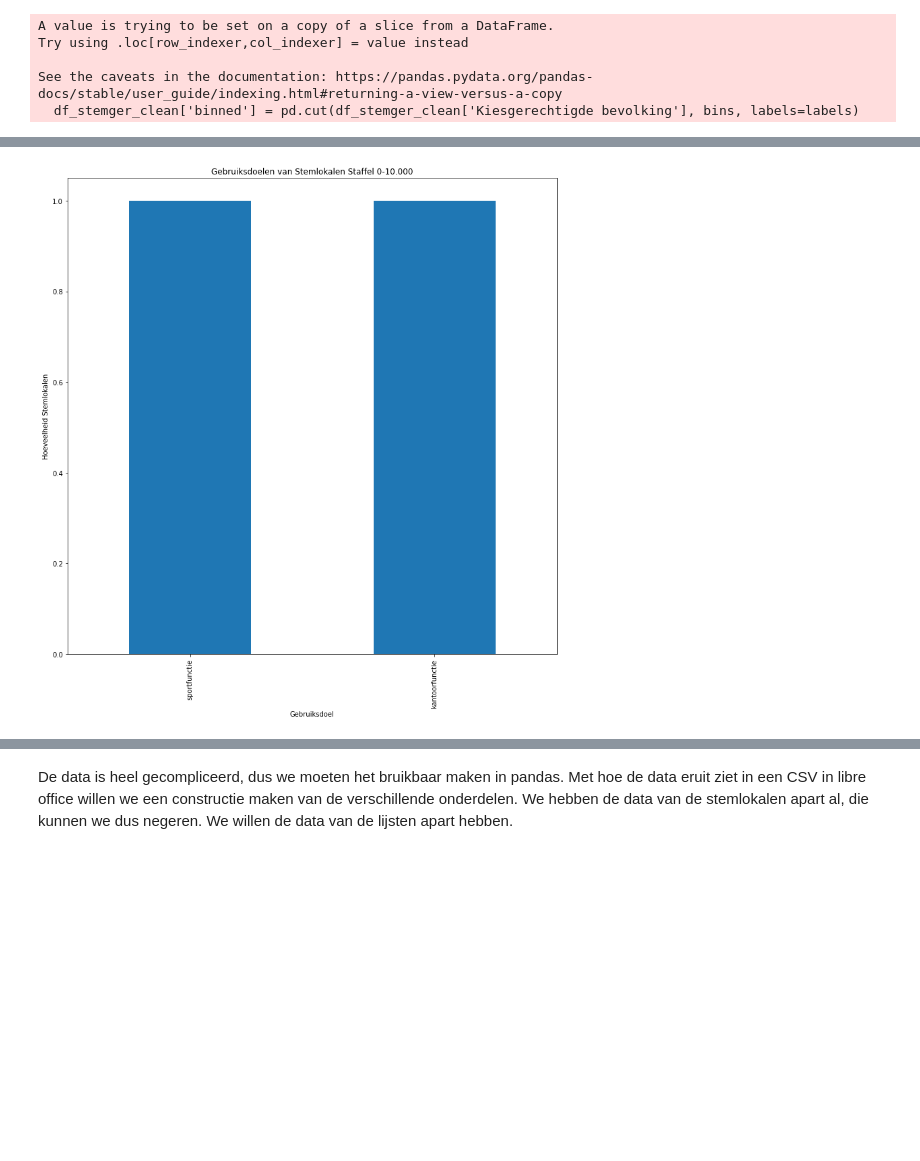
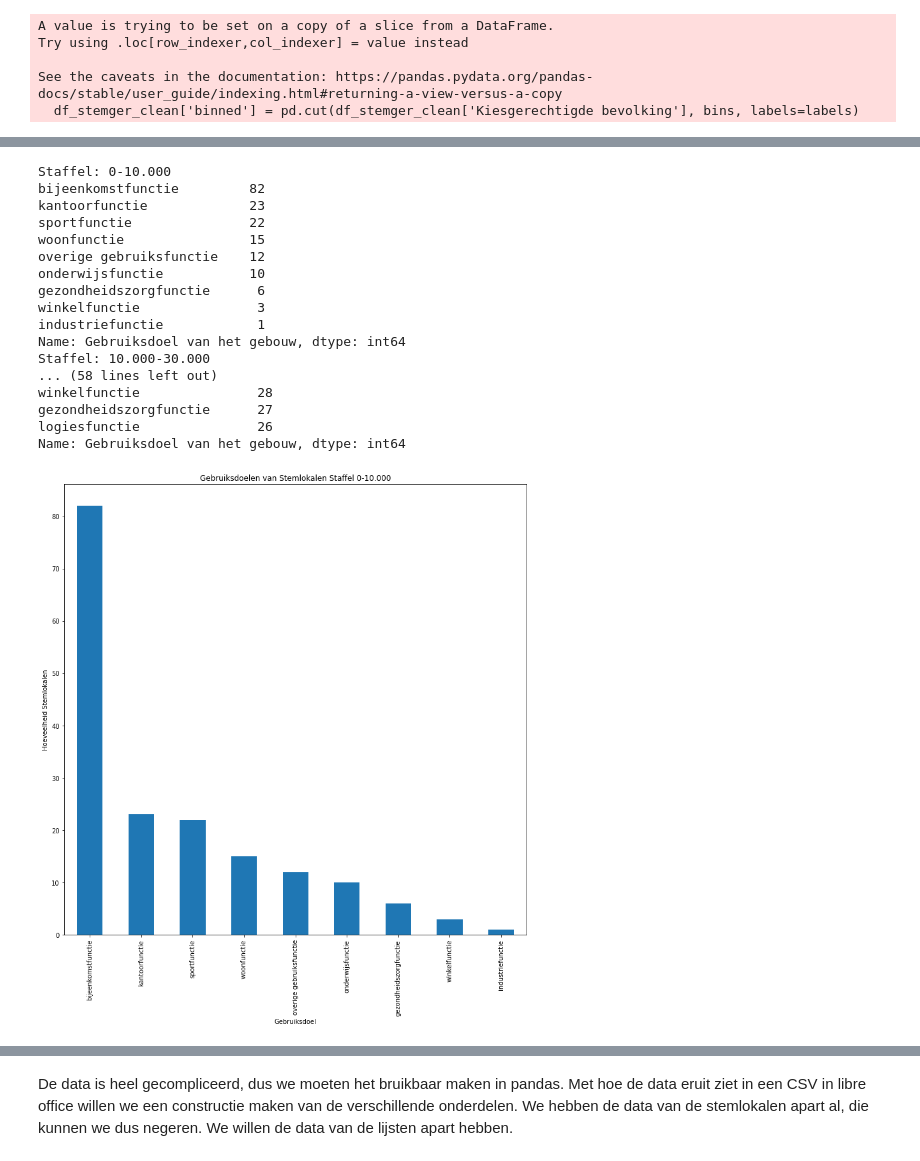
Before and after one commit to openstate/stembureau-meting, a Jupyter notebook: jupyter/stembureau_data.ipynb, the cells around one changed output, grey strips where cells are left out. Cells and saved outputs as stored; diff of their text form; code cells hidden in the pictures; blank space fills up the shorter version.

Commit message:
data exports, data cleaning, text prints

```diff
--- a/jupyter/stembureau_data.ipynb
+++ b/jupyter/stembureau_data.ipynb
@@ -159,6 +157,6 @@ print(df_geojson_clean)
 # %% [markdown]
 ## 'Waar is mijn stemlokaal' dataset (wims)
 # %%
-df_wims = pd.read_csv(r'../data/wims-3.csv')
+df_wims = pd.read_csv(r'../data/wims_clean.csv')
 df_wims
 # %% [output]
@@ -177,0 +176,5 @@ df_wims
+# %%
+df_wims2 = pd.read_csv(r'../data/wims-3.csv')
+df_wims['Gebruiksdoel van het gebouw'] = df_wims['Gebruiksdoel van het gebouw'].mask(df_wims['Gebruiksdoel van het gebouw'].eq(0)).fillna(
+    df_wims['UUID'].map(df_wims2.set_index('UUID')['Gebruiksdoel van het gebouw'])
+)
@@ -702,8 +727,8 @@ def plot_opening(df, label):
 df_stemger = pd.read_excel('../data/Maatwerk_kiesgerechtigd_per_gemeente_def.xlsx', sheet_name='Tabel 1', header=0, skiprows= [0,1,3,5,6,7,344,345])
 df_stemger_clean = df_stemger[df_stemger['gemeentecode'].isin(nl_map_clean['GM_CODE'])]
 
-bins = [0, 1, 3, 6, 10, 35, float("inf")]
-labels = ['0-10.000', '10.000-30.000', '30.000-60.000', '60.000-100.000', '100.000-350.000', '350.000+']
+bins = [0, 10, 30, 60, 100, 350, float("inf")]
+labels = ['0-10.000', '10.000-30.000', '30.000-60.000', '60.000-100.000', '100.000-350.000', '350.000']
 
 df_stemger_clean['binned'] = pd.cut(df_stemger_clean['Kiesgerechtigde bevolking'], bins, labels=labels)
 # %% [output]
@@ -715,9 +743,6 @@ See the caveats in the documentation: https://pandas.pydata.org/pandas-docs/stab
 # %%
-def filter_binned(df1, df2):
-    return df1[df1['CBS gemeentecode'].isin(df2['gemeentecode'])]
-
 def make_graphs_opening(label):
-    df_stemger_label = df_stemger_clean[df_stemger_clean['binned'].str.contains(label)]
+    df_stemger_label = df_stemger_clean[df_stemger_clean['binned'].str.fullmatch(label)]
     #df_stemger_label.head()
     graph_wims = filter_binned(gdf_wims_dedupe, df_stemger_label)
     graph_wims_split = filter_binned(gdf_wims_split, df_stemger_label)
@@ -742,9 +810,26 @@ for label in labels:
 # %%
 def make_graphs_use(label):
-    df_stemger_label = df_stemger_clean[df_stemger_clean['binned'].str.contains(label)]
+    df_stemger_label = df_stemger_clean[df_stemger_clean['binned'].str.fullmatch(label)]
     plot_use(filter_binned(gdf_wims_dedupe, df_stemger_label), label)
 
 for label in labels:
     make_graphs_use(label)
 # %% [output]
+Staffel: 0-10.000
+bijeenkomstfunctie         82
+kantoorfunctie             23
+sportfunctie               22
+woonfunctie                15
+overige gebruiksfunctie    12
+onderwijsfunctie           10
+gezondheidszorgfunctie      6
+winkelfunctie               3
+industriefunctie            1
+Name: Gebruiksdoel van het gebouw, dtype: int64
+Staffel: 10.000-30.000
+... (58 lines left out)
+winkelfunctie               28
+gezondheidszorgfunctie      27
+logiesfunctie               26
+Name: Gebruiksdoel van het gebouw, dtype: int64
-[figure, old version]
+[figure, new version]
```
Also changed, not shown: parts of 28 cells of this notebook, 14 other files.
